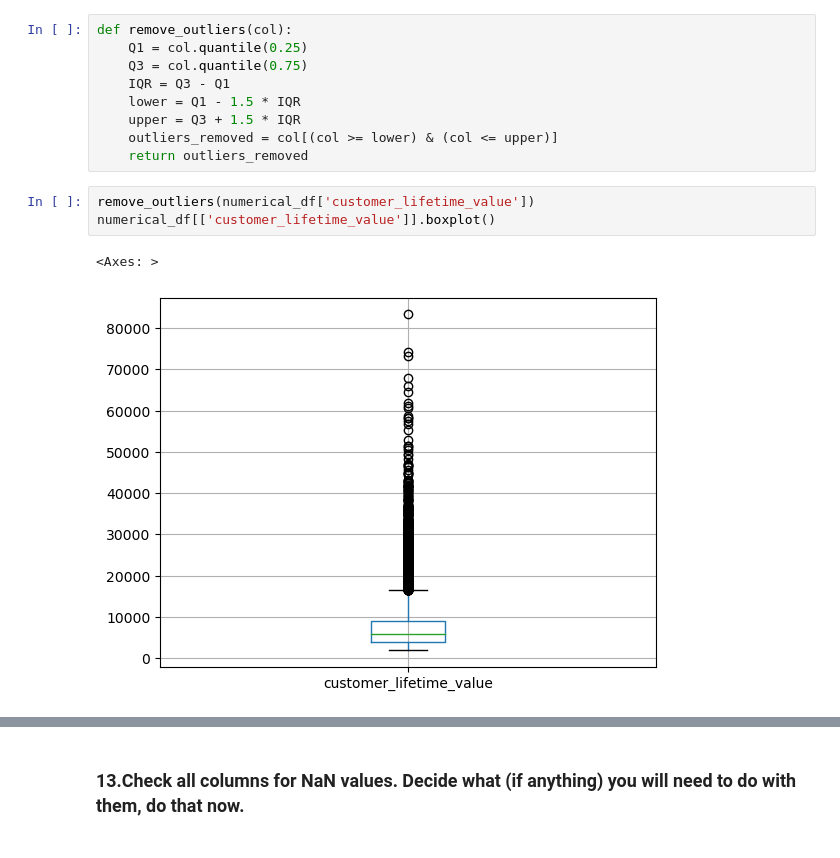
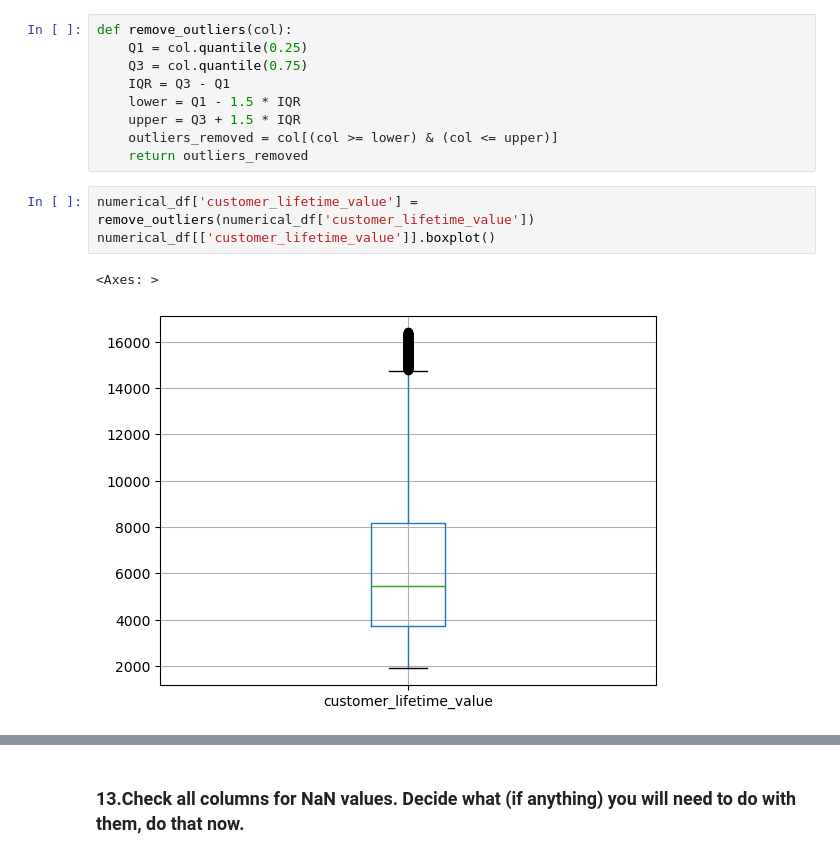
Before and after one commit to damiencmb/lab-cleaning-numerical-data, a Jupyter notebook: lab-cleaning-numerical-data.ipynb, the cells around one changed output, grey strips where cells are left out. Saved outputs shown, nothing was run; the diff lists cells and outputs as text.

```diff
--- a/lab-cleaning-numerical-data.ipynb
+++ b/lab-cleaning-numerical-data.ipynb
@@ -307,8 +307,8 @@ def remove_outliers(col):
     outliers_removed = col[(col >= lower) & (col <= upper)]
     return outliers_removed
 # %%
-remove_outliers(numerical_df['customer_lifetime_value'])
+numerical_df['customer_lifetime_value'] = remove_outliers(numerical_df['customer_lifetime_value'])
 numerical_df[['customer_lifetime_value']].boxplot()
 # %% [output]
 <Axes: >
-[figure, old version]
+[figure, new version]
```
Also changed, not shown: parts of 3 cells of this notebook, 1 other file.
